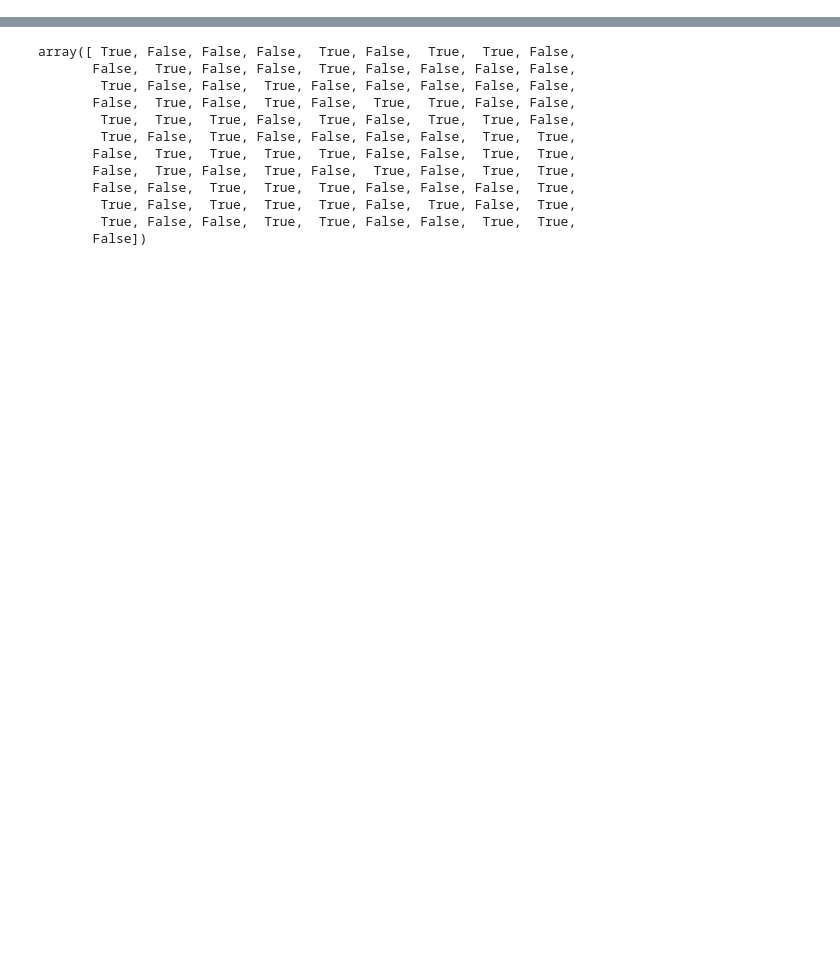
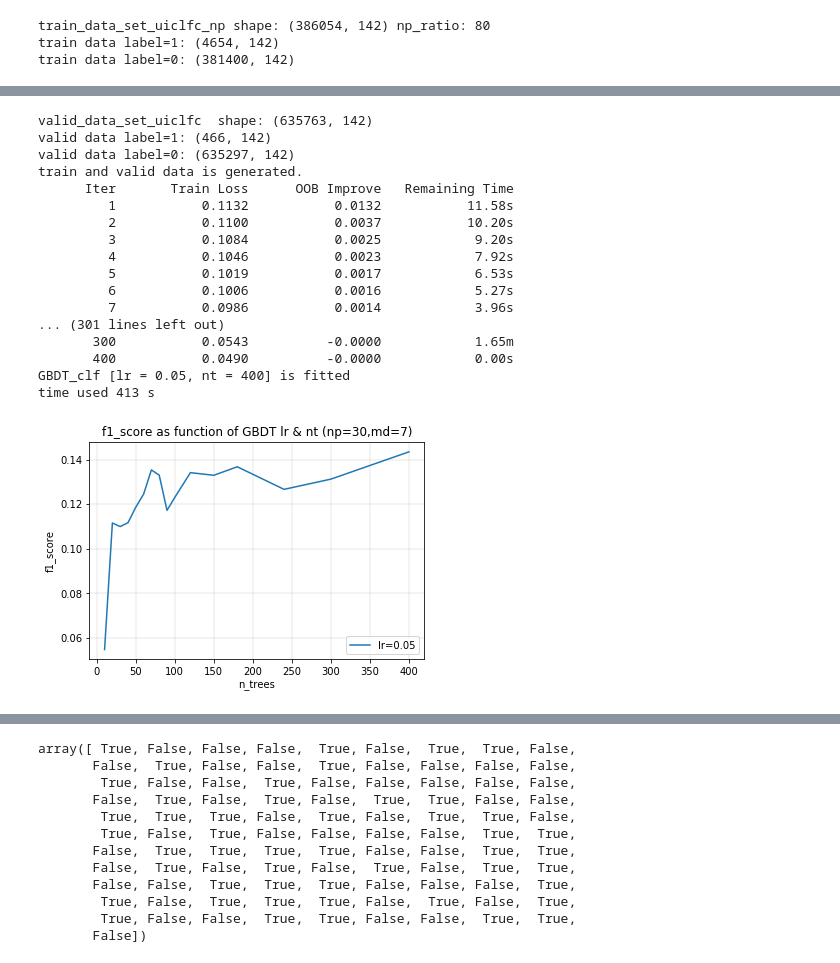
Before and after one commit to sangyongjia/MobileRecommendation, a Jupyter notebook: Feature/Tuning.ipynb, the cells around one changed output, grey strips where cells are left out. Drawn from its saved outputs; the diff is of its cells as text; code cells hidden in the pictures; blank space fills up the shorter version.

```diff
--- a/Feature/Tuning.ipynb
+++ b/Feature/Tuning.ipynb
@@ -52,0 +347,58 @@ plt.show()
+# %%
+# (2) selection for best n_estimators and learning_rate of GBDT
+# training and validating data set generation
+valid_X, valid_y, train_X, train_y = valid_train_set_construct(0.1, 80) #30,65,50
+learning_rates = []
+f1_matrix = []
+#[0.05, 0.1, 0.15, 0.2]
+#nts = [10,20,30,40,50,60,70,80,90,100,120,150,180,240,300,400]
+#nts = [10,20,30,40,50,60,70,80,90,100,120,150,180,240,300,400]
+for lr in [0.05,]:
+    n_trees = []
+    f1_scores = []
+    for nt in [10,20,30,40,50,60,70,80,90,100,120,150,180,240,300,400]:
+        t1 = time.time()
+        # generation of training and valid set
+
+        # generation of GBDT model and fit
+        modle_gbdt = GradientBoostingClassifier(max_depth=8,
+                                                                  min_samples_leaf=10,
+                                                                  learning_rate=lr,
+                                                                  n_estimators=nt,
+                                                                  subsample=0.8,
+                                                                  max_features="sqrt",
+                                                                  verbose=1,
+                                                                  n_iter_no_change=None,
+                                                                  tol=1e-4)
+
+        modle_gbdt.fit(train_X, train_y)
+
+        # validation and evaluation
+        valid_y_pred = modle_gbdt.predict(valid_X)
+        f1_scores.append(metrics.f1_score(valid_y, valid_y_pred))
+        n_trees.append(nt)
+
+        print('GBDT_clf [lr = %.2f, nt = %d] is fitted' % (lr, nt))
+        t2 = time.time()
+        print('time used %d s' % (t2-t1))
+
+    f1_matrix.append(f1_scores)
+    learning_rates.append(lr)
+
+# plot the result
+f1 = plt.figure(1)
+i = 0
+for f1_scores in f1_matrix:
+    plt.plot(n_trees, f1_scores, label="lr=%.2f" % learning_rates[i])
+    i += 1
+
+plt.xlabel('n_trees')
+plt.ylabel('f1_score')
+plt.title('f1_score as function of GBDT lr & nt (np=30,md=7)')
+plt.legend(loc=4)
+plt.grid(True, linewidth=0.3)
+plt.show()
+# %% [output]
+train_data_set_uiclfc_np shape: (386054, 142) np_ratio: 80
+train data label=1: (4654, 142)
+train data label=0: (381400, 142)
@@ -52,0 +417,18 @@ plt.show()
+valid_data_set_uiclfc  shape: (635763, 142)
+valid data label=1: (466, 142)
+valid data label=0: (635297, 142)
+train and valid data is generated.
+      Iter       Train Loss      OOB Improve   Remaining Time
+         1           0.1132           0.0132           11.58s
+         2           0.1100           0.0037           10.20s
+         3           0.1084           0.0025            9.20s
+         4           0.1046           0.0023            7.92s
+         5           0.1019           0.0017            6.53s
+         6           0.1006           0.0016            5.27s
+         7           0.0986           0.0014            3.96s
+... (301 lines left out)
+       300           0.0543          -0.0000            1.65m
+       400           0.0490          -0.0000            0.00s
+GBDT_clf [lr = 0.05, nt = 400] is fitted
+time used 413 s
+[figure, added]
```
Also changed, not shown: parts of 19 cells of this notebook, 10 other files.
